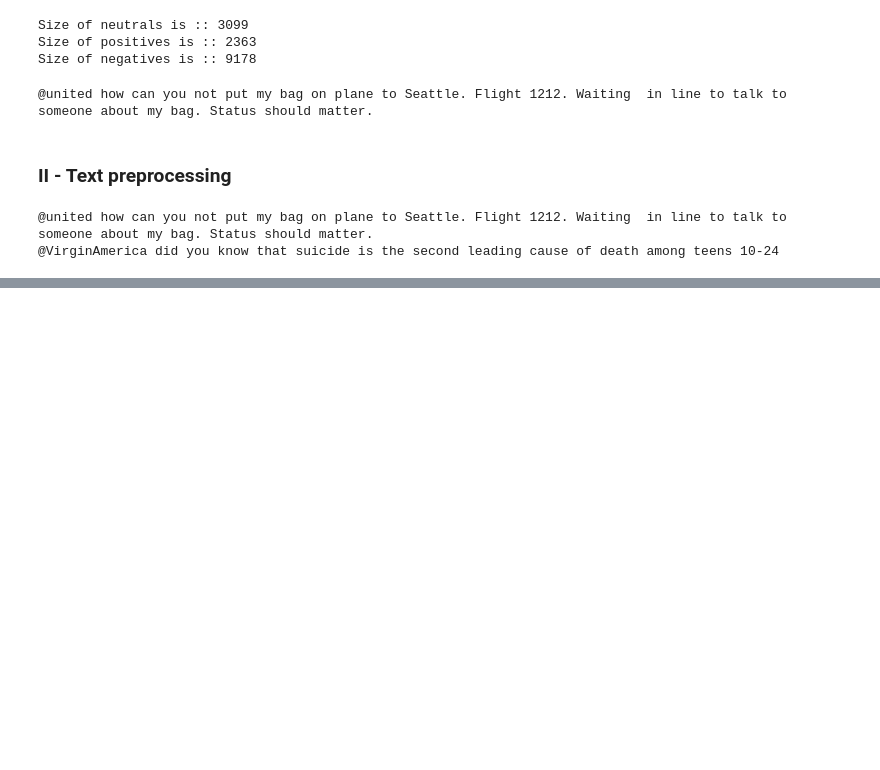
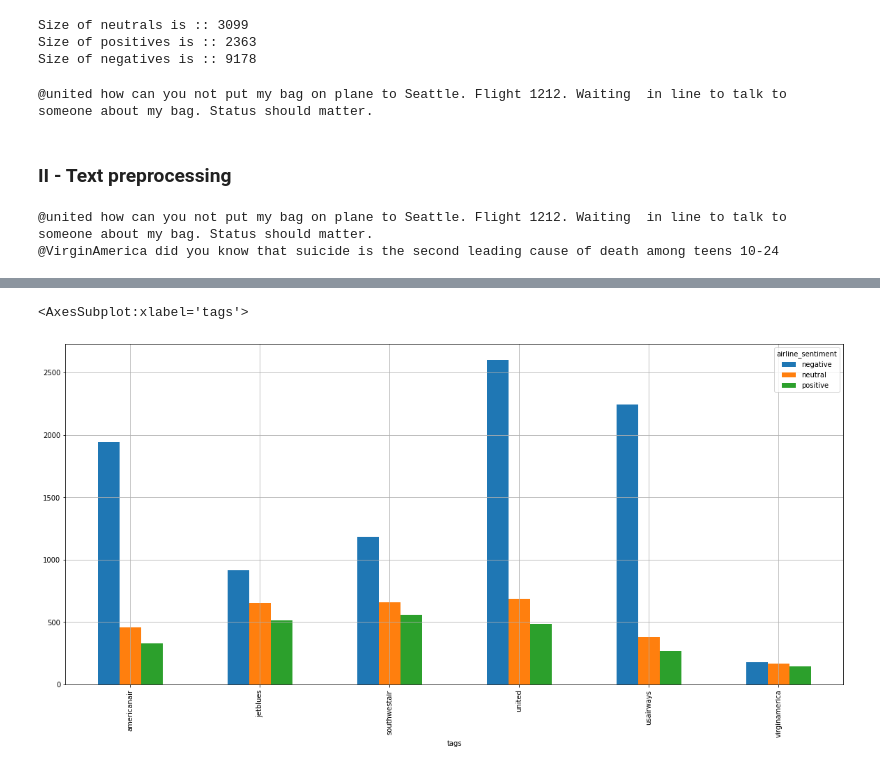
Before and after one commit to IhabBendidi/sentiment_embeddings, a Jupyter notebook: sentiment_embeddings.ipynb, the cells around one changed output, grey strips where cells are left out. Drawn from its saved outputs; the diff is of its cells as text; code cells hidden in the pictures; blank space fills up the shorter version.

Commit message:
cross table for visuals

```diff
--- a/sentiment_embeddings.ipynb
+++ b/sentiment_embeddings.ipynb
@@ -127,0 +121,9 @@ counter.plot.bar()
+# %%
+
+
+# compute the mean of a column
+def count_col(df, col, new_col):
+    df[new_col] = df[col].count()
+    return df
+# %%
+df['tag_count'] = df.groupby(['tags','airline_sentiment']).apply(count_col,'tweet_id','count')['count']
@@ -127,0 +146,9 @@ counter.plot.bar()
+# %%
+temp_df = df[df['tag_count']>15].copy()
+# %%
+cross_df = pd.crosstab(temp_df.tags,temp_df.airline_sentiment,values=temp_df['tag_count'],margins=False,aggfunc='mean')
+# %%
+cross_df.plot.bar(figsize=(20,9),grid=True)
+# %% [output]
+<AxesSubplot:xlabel='tags'>
+[figure, added]
```
Also changed, not shown: parts of 10 cells of this notebook.
